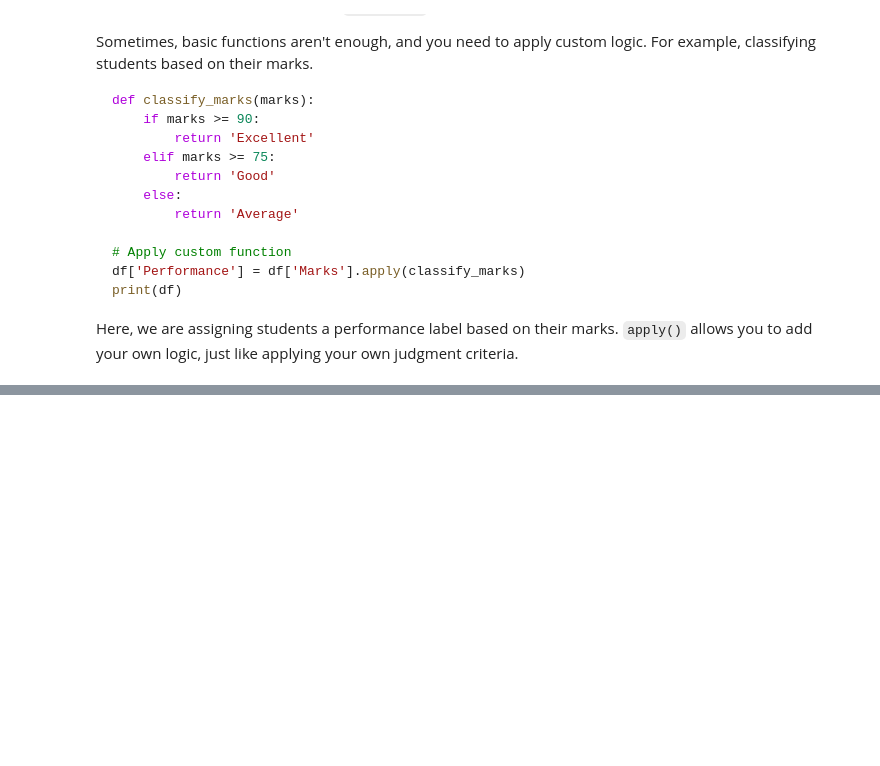
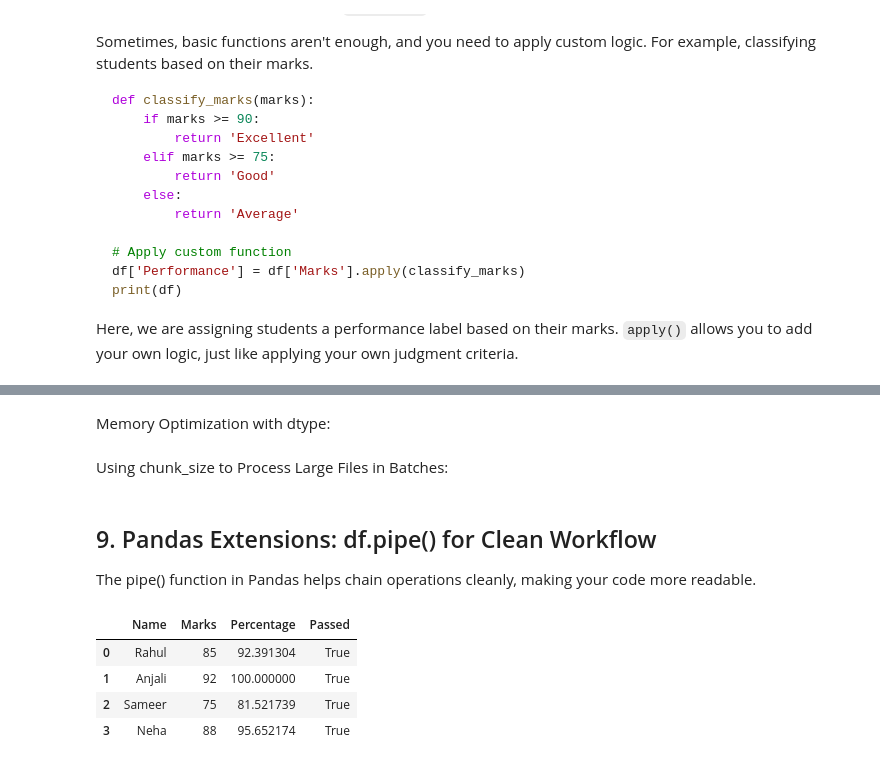
Before and after one commit to rubydamodar/The-Ultimate-Pandas-Bootcamp, a Jupyter notebook: Basic to Advance Data Frame/BtoA-Pandas-Dataframe.ipynb, the cells around one changed output, grey strips where cells are left out. Drawn from its saved outputs; the diff is of its cells as text; code cells hidden in the pictures; blank space fills up the shorter version.

```diff
--- a/Basic to Advance Data Frame/BtoA-Pandas-Dataframe.ipynb
+++ b/Basic to Advance Data Frame/BtoA-Pandas-Dataframe.ipynb
@@ -866,0 +1131,6 @@ Here, we are assigning students a performance label based on their marks. `apply
+# %% [markdown]
+Memory Optimization with dtype:
+# %%
+df = pd.read_csv('large_data.csv', dtype={'Marks': 'int16'})
+# %% [markdown]
+Using chunk_size to Process Large Files in Batches:
@@ -866,0 +1142,19 @@ Here, we are assigning students a performance label based on their marks. `apply
+# %% [markdown]
+## 9. Pandas Extensions: df.pipe() for Clean Workflow
+The pipe() function in Pandas helps chain operations cleanly, making your code more readable.
+# %%
+def add_percentage(df):
+    df['Percentage'] = df['Marks'] / df['Marks'].max() * 100
+    return df
+
+# Use pipe to apply functions in sequence
+df = (df.pipe(add_percentage)
+        .pipe(lambda x: x.assign(Passed=lambda df: df['Marks'] > 50)))
+# %%
+df
+# %% [output]
+|  | Name | Marks | Percentage | Passed |
+| 0 | Rahul | 85 | 92.391304 | True |
+| 1 | Anjali | 92 | 100.000000 | True |
+| 2 | Sameer | 75 | 81.521739 | True |
+| 3 | Neha | 88 | 95.652174 | True |
```
Also changed, not shown: parts of 37 cells of this notebook.
